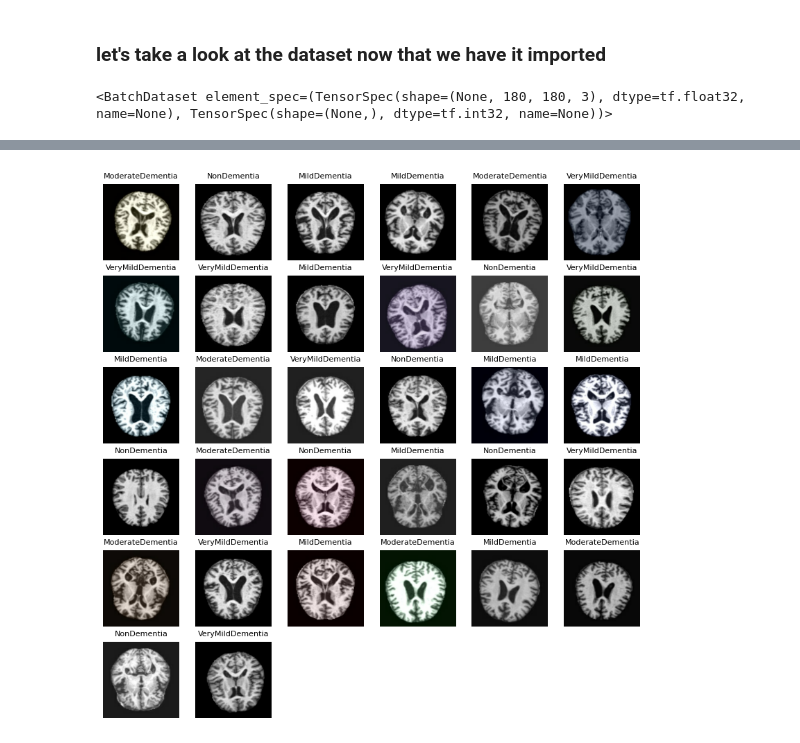
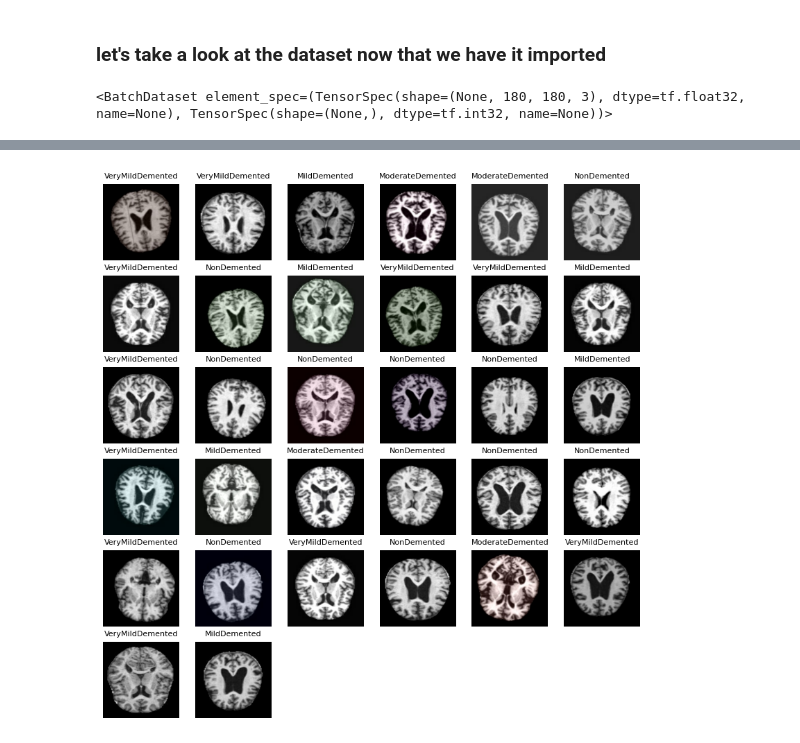
Before and after one commit to jshelb/alzheimers-ml-classification, a Jupyter notebook: alzheimers-keras.ipynb, the cells around one changed output, grey strips where cells are left out. Saved outputs shown, nothing was run; the diff lists cells and outputs as text; code cells hidden in the pictures.

```diff
--- a/alzheimers-keras.ipynb
+++ b/alzheimers-keras.ipynb
@@ -68,7 +74,7 @@ Using 6796 files for validation.
 ### let's take a look at the dataset now that we have it imported
 # %%
 print(train_ds)
-classes = ['MildDementia', 'ModerateDementia', 'NonDementia', 'VeryMildDementia']
+classes = ['MildDemented', 'ModerateDemented', 'NonDemented', 'VeryMildDemented']
 train_ds.class_names = classes
 plt.figure(figsize=(10, 10))
 for images, labels in train_ds.take(1):
@@ -82 +89 @@ for images, labels in train_ds.take(1):
-[figure, old version]
+[figure, new version]
```
Also changed, not shown: parts of 2 cells of this notebook, 1 other file.
